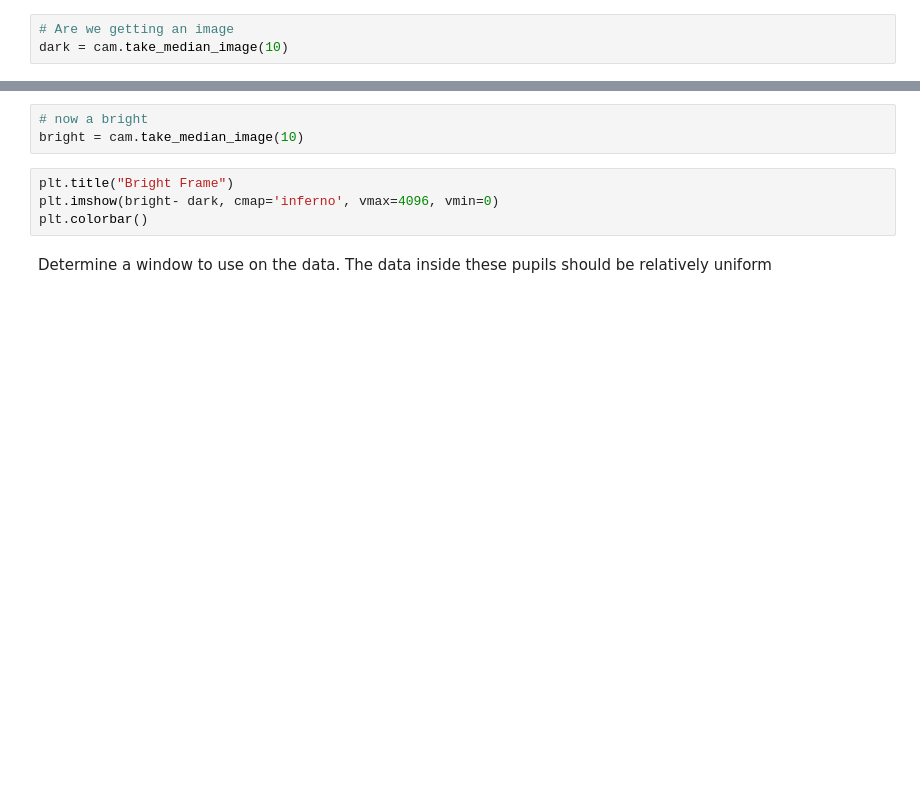
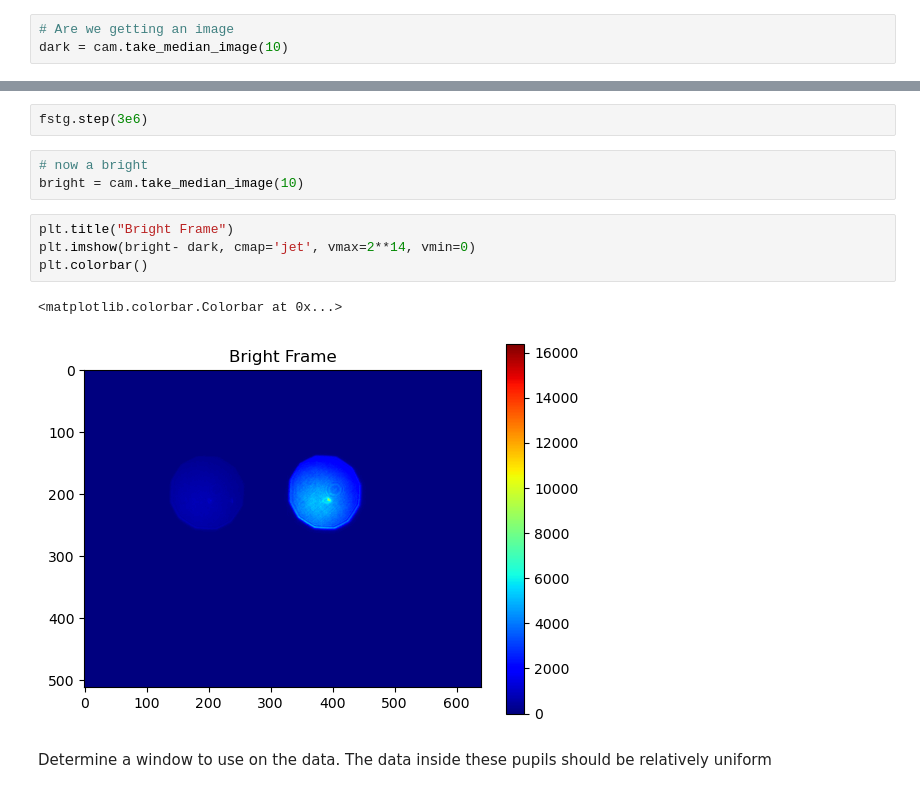
Before and after one commit to UCSB-Exoplanet-Polarimetry-Lab/derp_control, a Jupyter notebook: prototype_calibration.ipynb, the cells around one changed output, grey strips where cells are left out. Saved outputs shown, nothing was run; the diff lists cells and outputs as text; blank space fills up the shorter version.

```diff
--- a/prototype_calibration.ipynb
+++ b/prototype_calibration.ipynb
@@ -43,10 +70,15 @@ plt.colorbar()
+# %%
+fstg.step(3e6)
 # %%
 # now a bright
 bright = cam.take_median_image(10)
 # %%
 plt.title("Bright Frame")
-plt.imshow(bright- dark, cmap='inferno', vmax=4096, vmin=0)
+plt.imshow(bright- dark, cmap='jet', vmax=2**14, vmin=0)
 plt.colorbar()
+# %% [output]
+<matplotlib.colorbar.Colorbar at 0x...>
+[figure, added]
 # %% [markdown]
 Determine a window to use on the data. The data inside these pupils should be relatively uniform
 # %%
```
Also changed, not shown: parts of 20 cells of this notebook.
